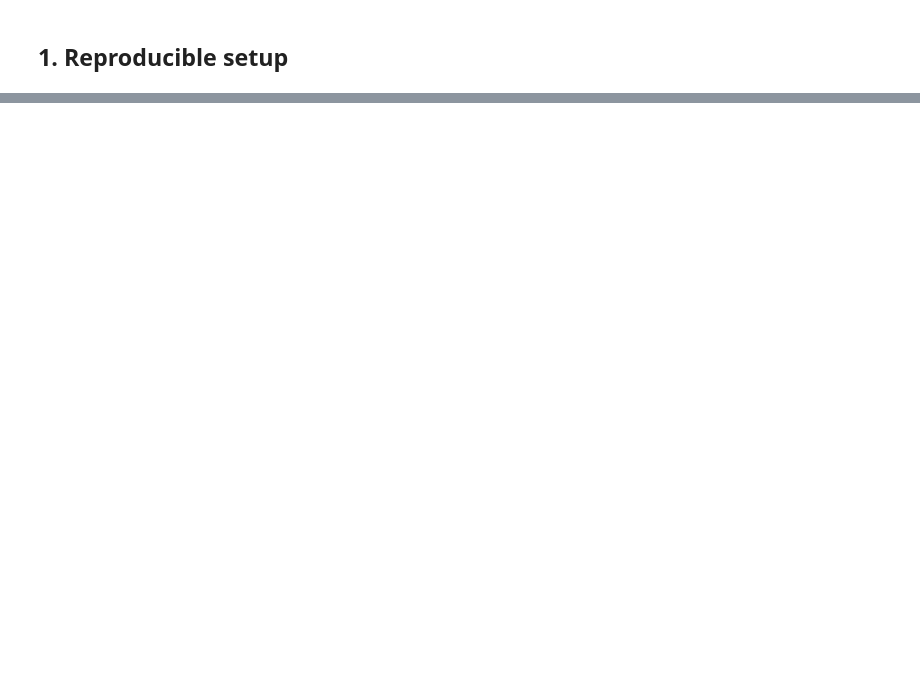
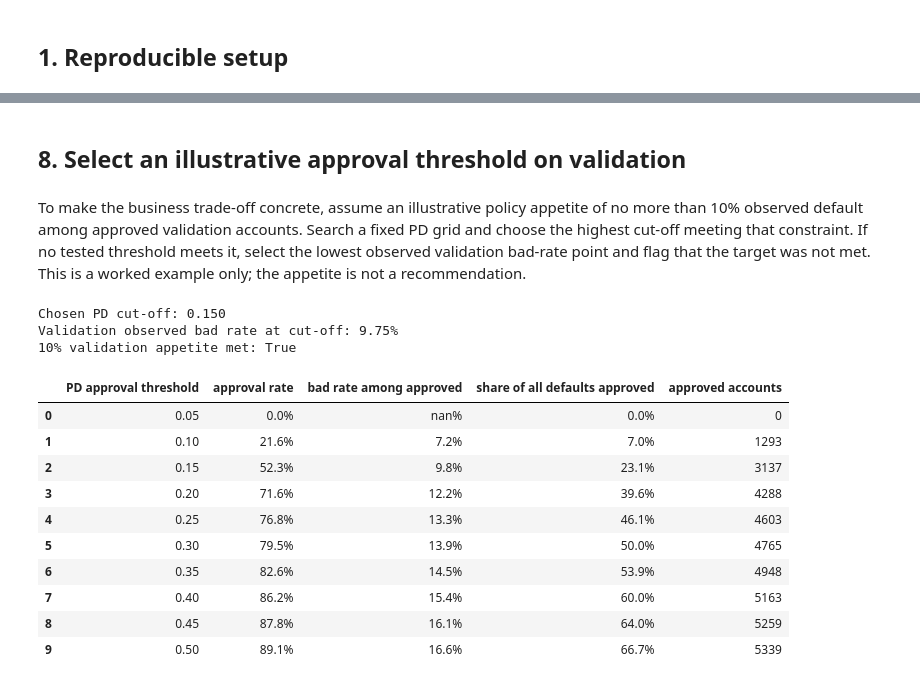
Before and after one commit to stayintack/code, a Jupyter notebook: notebooks/credit_default_risk.ipynb, the cells around one changed output, grey strips where cells are left out. Drawn from its saved outputs; the diff is of its cells as text; code cells hidden in the pictures; blank space fills up the shorter version.

```diff
--- a/notebooks/credit_default_risk.ipynb
+++ b/notebooks/credit_default_risk.ipynb
@@ -189,0 +428,53 @@ A stricter PD cut-off generally reduces approvals and observed bad rate while le
+# %% [markdown]
+## 8. Select an illustrative approval threshold on validation
+# %% [markdown]
+To make the business trade-off concrete, assume an illustrative policy appetite of no more than 10% observed default among approved validation accounts. Search a fixed PD grid and choose the highest cut-off meeting that constraint. If no tested threshold meets it, select the lowest observed validation bad-rate point and flag that the target was not met. This is a worked example only; the appetite is not a recommendation.
+# %%
+validation_pd = validation_probabilities["Logistic scorecard"]
+threshold_grid = np.linspace(0.005, min(0.60, float(validation_pd.max())), 120)
+validation_policy = approval_policy_table(y_validation, validation_pd, threshold_grid)
+feasible_policy = validation_policy.loc[
+    validation_policy["bad rate among approved"].le(0.10)
+    & validation_policy["approval rate"].gt(0)
+]
+
+if len(feasible_policy):
+    chosen_policy = feasible_policy.sort_values("PD approval threshold").iloc[-1]
+    validation_policy_target_met = True
+else:
+    nonempty_policy = validation_policy.loc[validation_policy["approval rate"].gt(0)]
+    chosen_policy = nonempty_policy.sort_values(
+        ["bad rate among approved", "PD approval threshold"], ascending=[True, True]
+    ).iloc[0]
+    validation_policy_target_met = False
+chosen_threshold = float(chosen_policy["PD approval threshold"])
+print(f"Chosen PD cut-off: {chosen_threshold:.3f}")
+print(f"Validation observed bad rate at cut-off: {chosen_policy['bad rate among approved']:.2%}")
+print(f"10% validation appetite met: {validation_policy_target_met}")
+display(
+    approval_policy_table(
+        y_validation,
+        validation_pd,
+        [0.05, 0.10, 0.15, 0.20, 0.25, 0.30, 0.35, 0.40, 0.45, 0.50],
+    ).style.format({
+        "PD approval threshold": "{:.2f}",
+        "approval rate": "{:.1%}",
+        "bad rate among approved": "{:.1%}",
+        "share of all defaults approved": "{:.1%}",
+    })
+)
+# %% [output]
+Chosen PD cut-off: 0.150
+Validation observed bad rate at cut-off: 9.75%
+10% validation appetite met: True
+|  | PD approval threshold | approval rate | bad rate among approved | share of all defaults approved | approved accounts |
+| 0 | 0.05 | 0.0% | nan% | 0.0% | 0 |
+| 1 | 0.10 | 21.6% | 7.2% | 7.0% | 1293 |
+| 2 | 0.15 | 52.3% | 9.8% | 23.1% | 3137 |
+| 3 | 0.20 | 71.6% | 12.2% | 39.6% | 4288 |
+| 4 | 0.25 | 76.8% | 13.3% | 46.1% | 4603 |
+| 5 | 0.30 | 79.5% | 13.9% | 50.0% | 4765 |
+| 6 | 0.35 | 82.6% | 14.5% | 53.9% | 4948 |
+| 7 | 0.40 | 86.2% | 15.4% | 60.0% | 5163 |
+| 8 | 0.45 | 87.8% | 16.1% | 64.0% | 5259 |
+| 9 | 0.50 | 89.1% | 16.6% | 66.7% | 5339 |
```
Also changed, not shown: parts of 41 cells of this notebook.
